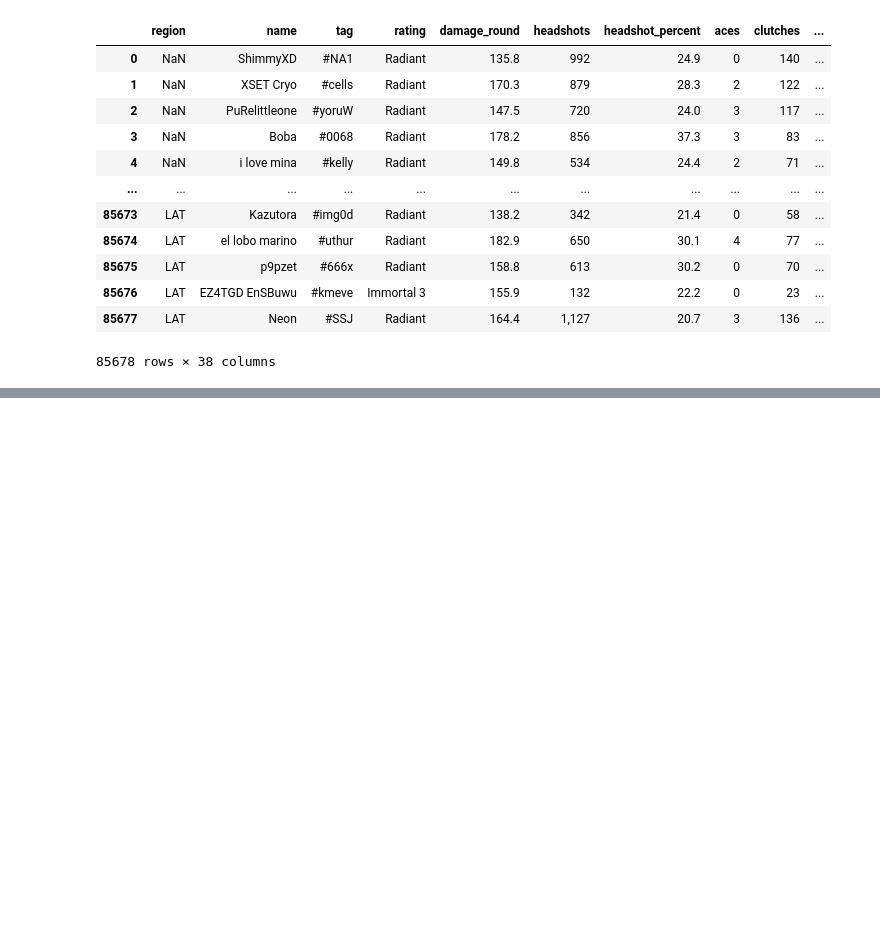
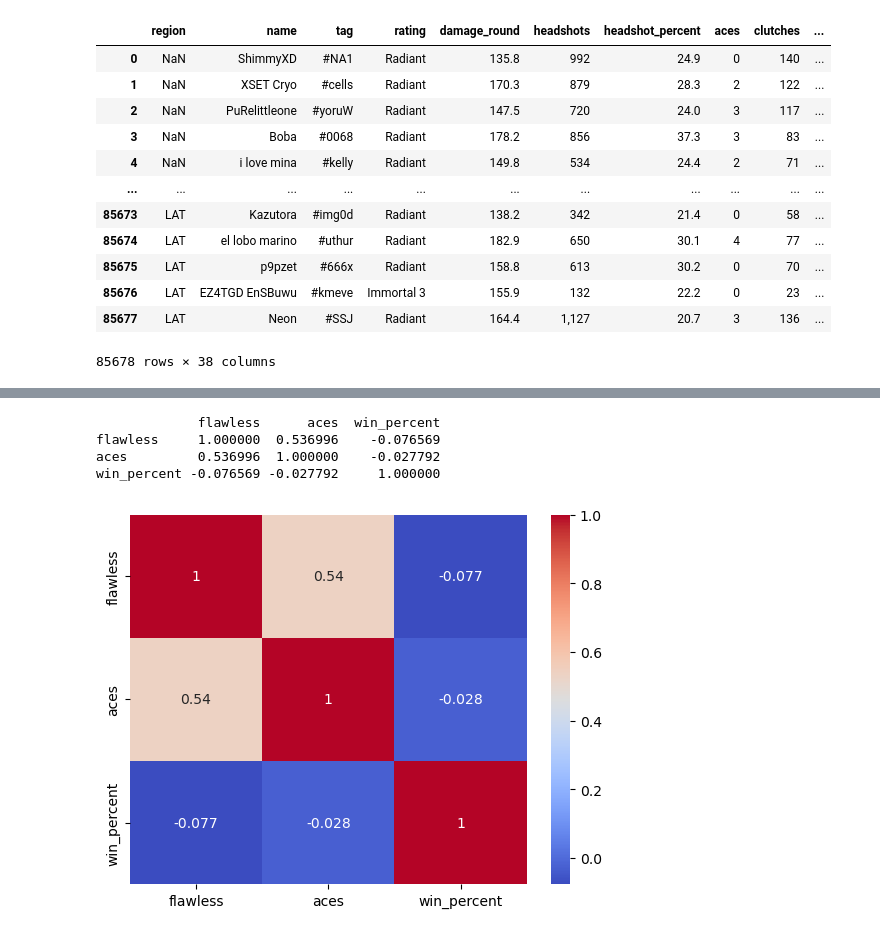
Before and after one commit to ubco-W2022T2-data301/project-group-group64, a Jupyter notebook: analysis/analysis1.ipynb, the cells around one changed output, grey strips where cells are left out. Cells and saved outputs as stored; diff of their text form; code cells hidden in the pictures; blank space fills up the shorter version.

```diff
--- a/analysis/analysis1.ipynb
+++ b/analysis/analysis1.ipynb
@@ -30,0 +146,19 @@ df
+# %%
+# select the columns of interest
+cols = ['flawless', 'aces', 'win_percent']
+
+# compute the correlation coefficients
+corr_matrix = df[cols].corr()
+
+# print the correlation matrix
+print(corr_matrix)
+
+# plot a heatmap of the correlation matrix
+sns.heatmap(corr_matrix, cmap='coolwarm', annot=True)
+plt.show()
+# %% [output]
+             flawless      aces  win_percent
+flawless     1.000000  0.536996    -0.076569
+aces         0.536996  1.000000    -0.027792
+win_percent -0.076569 -0.027792     1.000000
+[figure, added]
```
Also changed, not shown: parts of 15 cells of this notebook.
